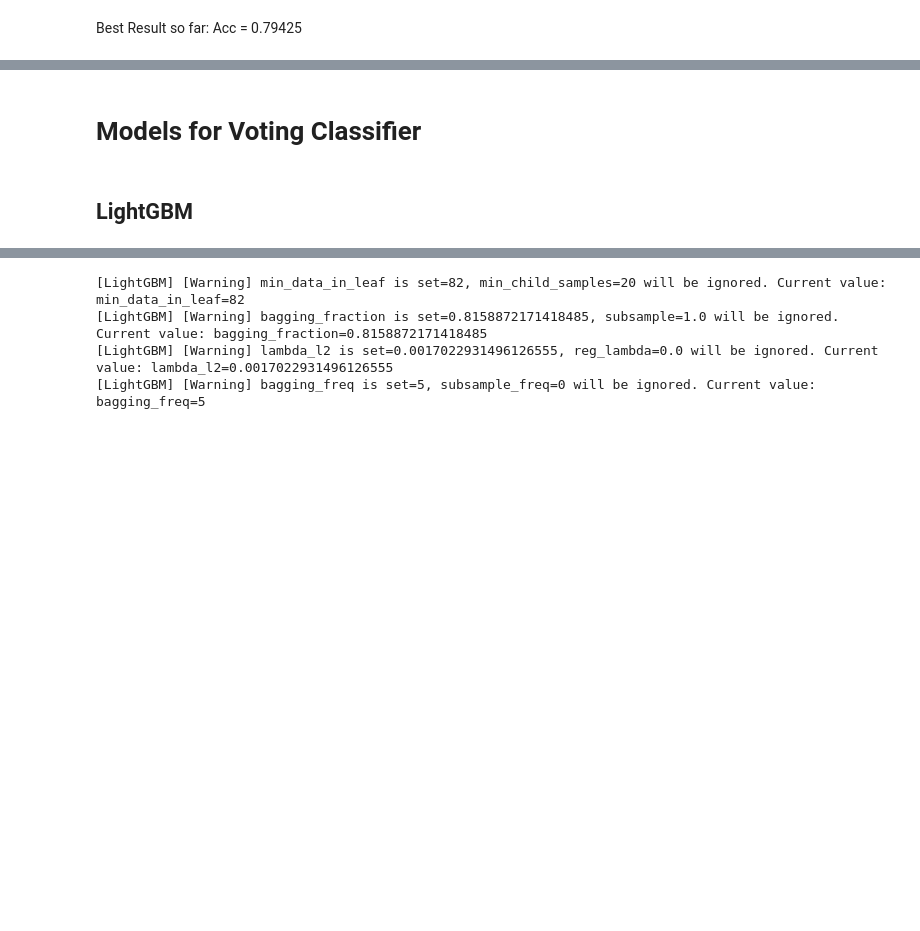
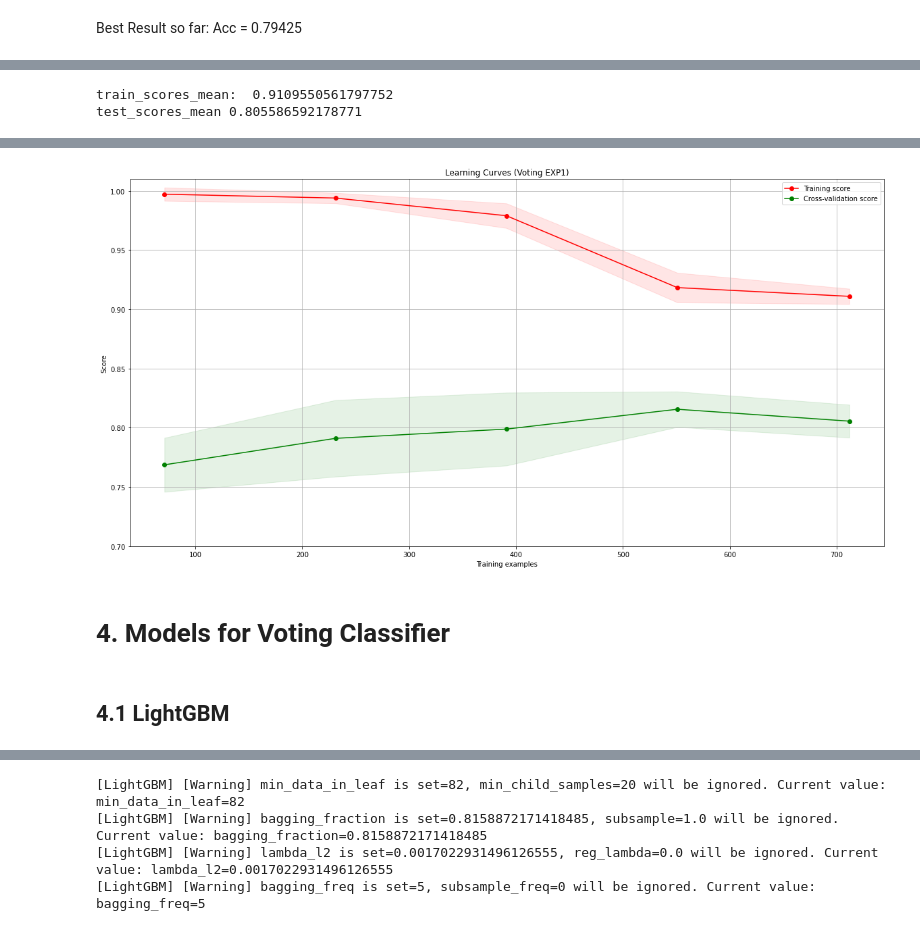
Before and after one commit to marcos-mansur/Kaggle_Titanic, a Jupyter notebook: Tico_notebook_pt2.ipynb, the cells around one changed output, grey strips where cells are left out. Cells and saved outputs as stored; diff of their text form; code cells hidden in the pictures; blank space fills up the shorter version.

```diff
--- a/Tico_notebook_pt2.ipynb
+++ b/Tico_notebook_pt2.ipynb
@@ -1048,0 +1205,10 @@ Best Result so far: Acc = 0.79425
+# %%
+cv = ShuffleSplit(n_splits=5, test_size=0.2, random_state=0)
+
+title = "Learning Curves (Voting EXP1)"
+estimator = vt
+plot_learning_curve(estimator, title, x_exp, y, ylim=(0.7, 1.01),
+                    cv=cv, n_jobs=-1)
+# %% [output]
+train_scores_mean:  0.9109550561797752
+test_scores_mean 0.805586592178771
@@ -1049,5 +1216,6 @@ Best Result so far: Acc = 0.79425
+[figure, added]
 # %% [markdown]
-# Models for Voting Classifier
+# 4. Models for Voting Classifier
 # %%
 pp_pipe = Pipeline([
     ('Impute missing values',impute_pipe),
@@ -1059,7 +1227,7 @@ pp_pipe = Pipeline([
 
 x_final = pp_pipe.fit_transform(x)
 # %% [markdown]
-## LightGBM
+## 4.1 LightGBM
 # %%
 from lightgbm import LGBMClassifier
 
```
Also changed, not shown: parts of 38 cells of this notebook.
